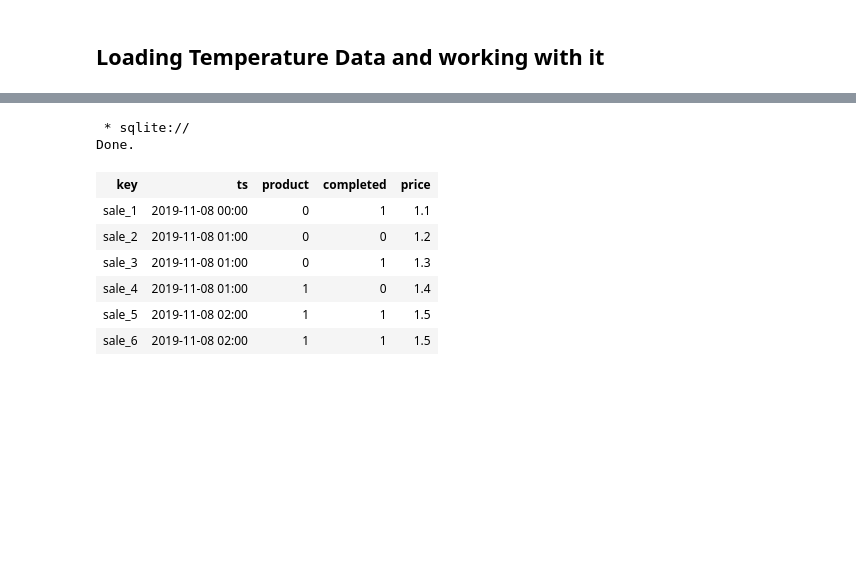
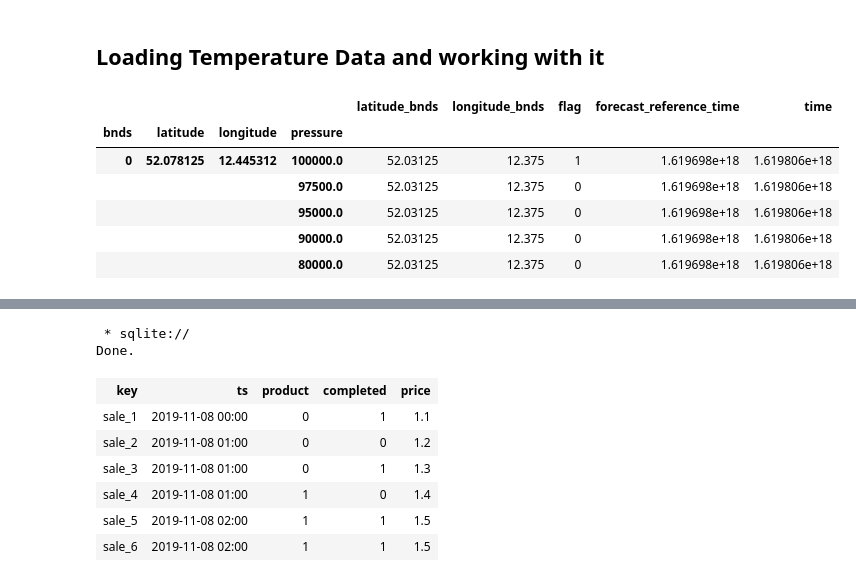
Before and after one commit to andyevansweather/jupyter-demo, a Jupyter notebook: app.ipynb, the cells around one changed output, grey strips where cells are left out. Drawn from its saved outputs; the diff is of its cells as text; code cells hidden in the pictures; blank space fills up the shorter version.

```diff
--- a/app.ipynb
+++ b/app.ipynb
@@ -18,22 +15,34 @@ from dateutil.parser import parse
 # %%
 air_temps = xr.open_dataset('data/air_temperature_2021-04-29T12_00_00Z_108000.nc', engine='netcdf4')
 subset = air_temps.sel(longitude=slice(12.436523437499998, 14.084472656249998), latitude=slice(52.05924589011585, 52.9751081817353))
 df = subset.to_dataframe()
 msk = np.random.rand(len(df)) < 0.8
 df.pop('latitude_longitude')
 df.pop('forecast_period')
 df['forecast_reference_time'] = df['forecast_reference_time'].apply(str)
 df['forecast_reference_time'] = df['forecast_reference_time'].apply(parse)
 df['forecast_reference_time'] = df['forecast_reference_time'].values.astype(float)
 df['time'] = df['time'].apply(str)
 df['time'] = df['time'].apply(parse)
 df['time'] = df['time'].values.astype(float)
+
+# df.pop('forecast_reference_time')
+# df.pop('time')
 train = df[msk]
 test = df[~msk]
 
 y_train = train.pop('air_temperature')
 y_test = test.pop('air_temperature')
 X_train = train
 X_test = test
+train.head()
+# %% [output]
+|  |  |  |  | latitude_bnds | longitude_bnds | flag | forecast_reference_time | time |
+| bnds | latitude | longitude | pressure |  |  |  |  |  |
+| 0 | 52.078125 | 12.445312 | 100000.0 | 52.03125 | 12.375 | 1 | 1.619698e+18 | 1.619806e+18 |
+|  |  |  | 97500.0 | 52.03125 | 12.375 | 0 | 1.619698e+18 | 1.619806e+18 |
+|  |  |  | 95000.0 | 52.03125 | 12.375 | 0 | 1.619698e+18 | 1.619806e+18 |
+|  |  |  | 90000.0 | 52.03125 | 12.375 | 0 | 1.619698e+18 | 1.619806e+18 |
+|  |  |  | 80000.0 | 52.03125 | 12.375 | 0 | 1.619698e+18 | 1.619806e+18 |
 # %%
 %%time
```
Also changed, not shown: parts of 10 cells of this notebook.
